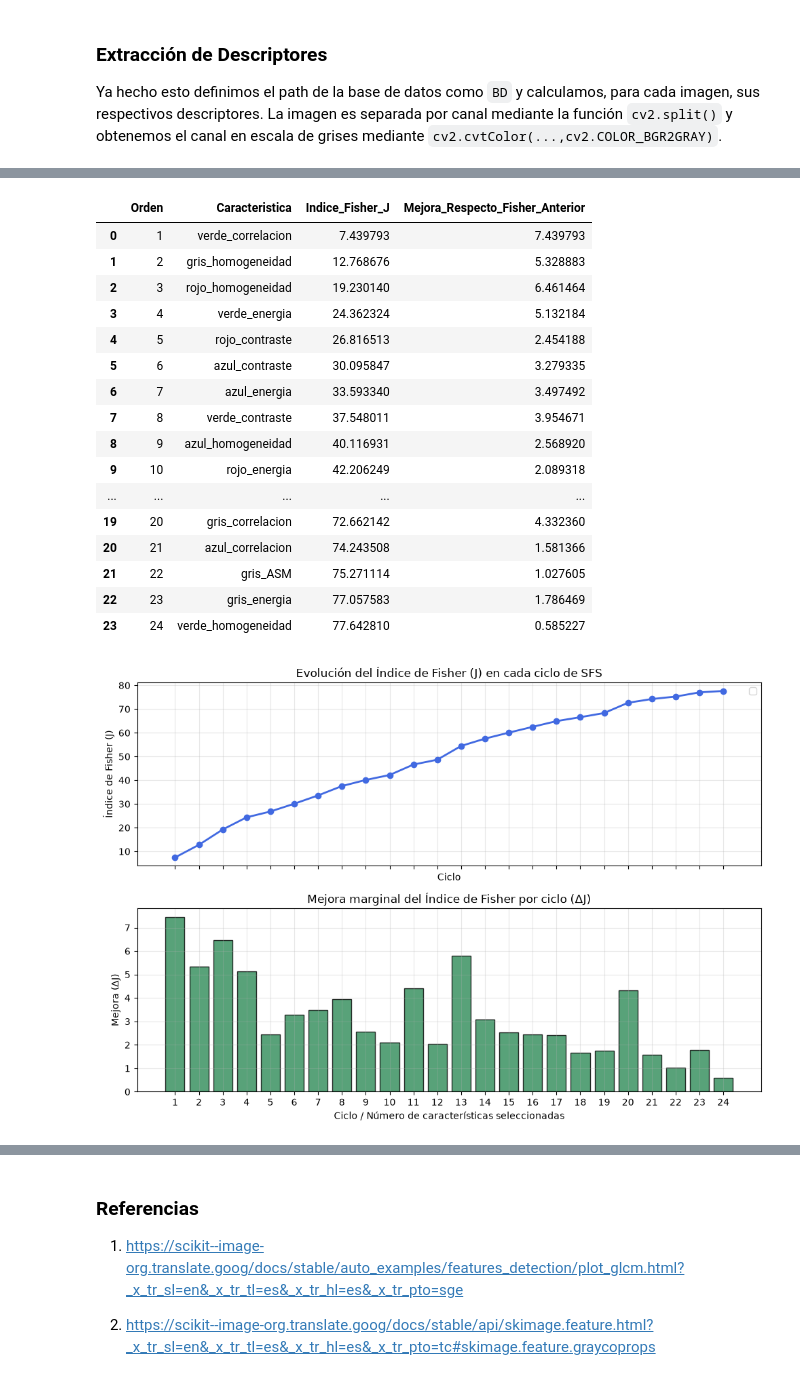
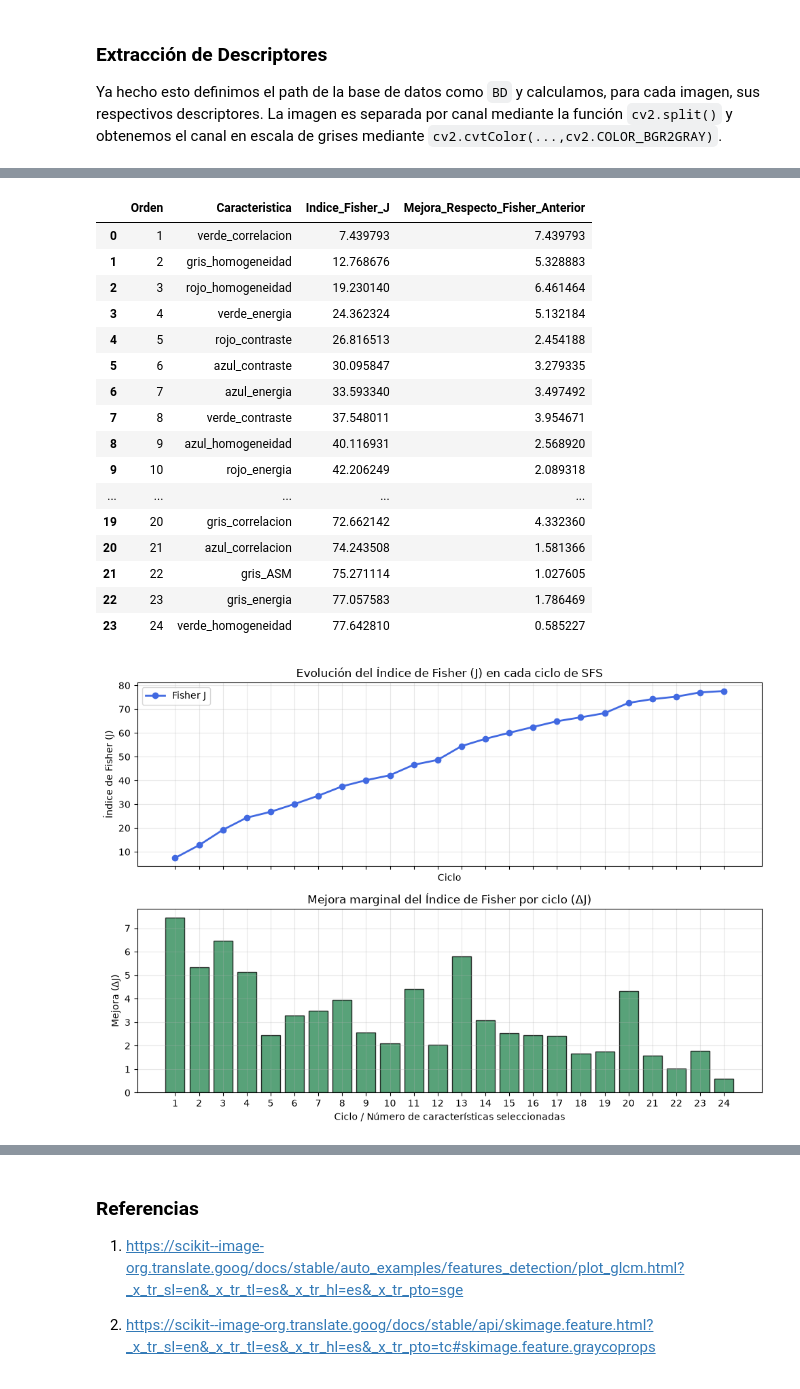
Before and after one commit to LucipherDeVas/Tarea-3-Reconocimiento-de-imagenes, a Jupyter notebook: 01_Obtencion_caracteristicas.ipynb, the cells around one changed output, grey strips where cells are left out. Saved outputs shown, nothing was run; the diff lists cells and outputs as text; code cells hidden in the pictures.

```diff
--- a/01_Obtencion_caracteristicas.ipynb
+++ b/01_Obtencion_caracteristicas.ipynb
@@ -209,14 +212,9 @@ import matplotlib.pyplot as plt
 #=== Cargamos el df normalizado ===
 df_norm = pd.read_csv("resultados/Caracteristicas_normalizadas.csv")
 
-# Separamos la clase, de la imagen, osea pasamos de text1_img1 a text1
-# Esto se hace para que el índice de fisher agrupe las imagenes por texturas :D
-y = df_norm["id"].str.rsplit("_img", n=1).str[0]
-#print(y)
-
-#Obtenemos los valores numericos de cada fila (Es quitar la columna id simplemente)
-X_norm = df_norm.drop(columns=["id"])
-
+# Separar etiquetas y características numéricas para el análisis descriptivo.
+y = df_norm["clase"].to_numpy()
+X_norm = df_norm.drop(columns=["id", "clase"])
 
 #=== Creamos la funcion del indice de fisher ===
 def indice_fisher(X_sub, y):
@@ -238,7 +236,7 @@ def indice_fisher(X_sub, y):
         #Extraemos solo las filas de la clase k
         grupo = X_sub[y == k]
 
-        #50/500, nos da la probabilidad de obtener dicha textura
+        # Proporción de muestras de esta textura en el conjunto recibido
         pk = len(grupo) / n_total
         #Media de la clase k
         media_k = np.mean(grupo, axis=0)
@@ -308,7 +306,7 @@ ciclos = range(1, len(valores_fisher) + 1)
 fig, (ax1, ax2) = plt.subplots(2, 1, figsize=(10, 7), sharex=True)
 
 # Gráfico superior, Índice de Fisher acumulado
-ax1.plot(ciclos, valores_fisher, marker="o", color="royalblue", linewidth=2)
+ax1.plot(ciclos, valores_fisher, marker="o", color="royalblue", linewidth=2, label="Fisher J")
 ax1.set_title("Evolución del Índice de Fisher (J) en cada ciclo de SFS")
 ax1.set_ylabel("Índice de Fisher (J)")
 ax1.set_xlabel("Ciclo")
@@ -316,34 +314,34 @@ ax1.grid(alpha=0.3)
 ax1.legend()
 
 # Gráfico inferior, cuánto mejoró J en cada ciclo
 ax2.bar(ciclos, mejoras_fisher, color="seagreen", edgecolor="black", alpha=0.8)
 ax2.set_title("Mejora marginal del Índice de Fisher por ciclo (ΔJ)")
 ax2.set_xlabel("Ciclo / Número de características seleccionadas")
 ax2.set_ylabel("Mejora (ΔJ)")
 ax2.set_xticks(ciclos)
 ax2.grid(alpha=0.3)
 
 plt.tight_layout()
 plt.show()
 # %% [output]
 |  | Orden | Caracteristica | Indice_Fisher_J | Mejora_Respecto_Fisher_Anterior |
 | 0 | 1 | verde_correlacion | 7.439793 | 7.439793 |
 | 1 | 2 | gris_homogeneidad | 12.768676 | 5.328883 |
 | 2 | 3 | rojo_homogeneidad | 19.230140 | 6.461464 |
 | 3 | 4 | verde_energia | 24.362324 | 5.132184 |
 | 4 | 5 | rojo_contraste | 26.816513 | 2.454188 |
 | 5 | 6 | azul_contraste | 30.095847 | 3.279335 |
 | 6 | 7 | azul_energia | 33.593340 | 3.497492 |
 | 7 | 8 | verde_contraste | 37.548011 | 3.954671 |
 | 8 | 9 | azul_homogeneidad | 40.116931 | 2.568920 |
 | 9 | 10 | rojo_energia | 42.206249 | 2.089318 |
 | ... | ... | ... | ... | ... |
 | 19 | 20 | gris_correlacion | 72.662142 | 4.332360 |
 | 20 | 21 | azul_correlacion | 74.243508 | 1.581366 |
 | 21 | 22 | gris_ASM | 75.271114 | 1.027605 |
 | 22 | 23 | gris_energia | 77.057583 | 1.786469 |
 | 23 | 24 | verde_homogeneidad | 77.642810 | 0.585227 |
-[figure, old version]
+[figure, new version]
 # %% [markdown]
 ___
 ## Rendimiento del clasificador
```
Also changed, not shown: parts of 13 cells of this notebook.
